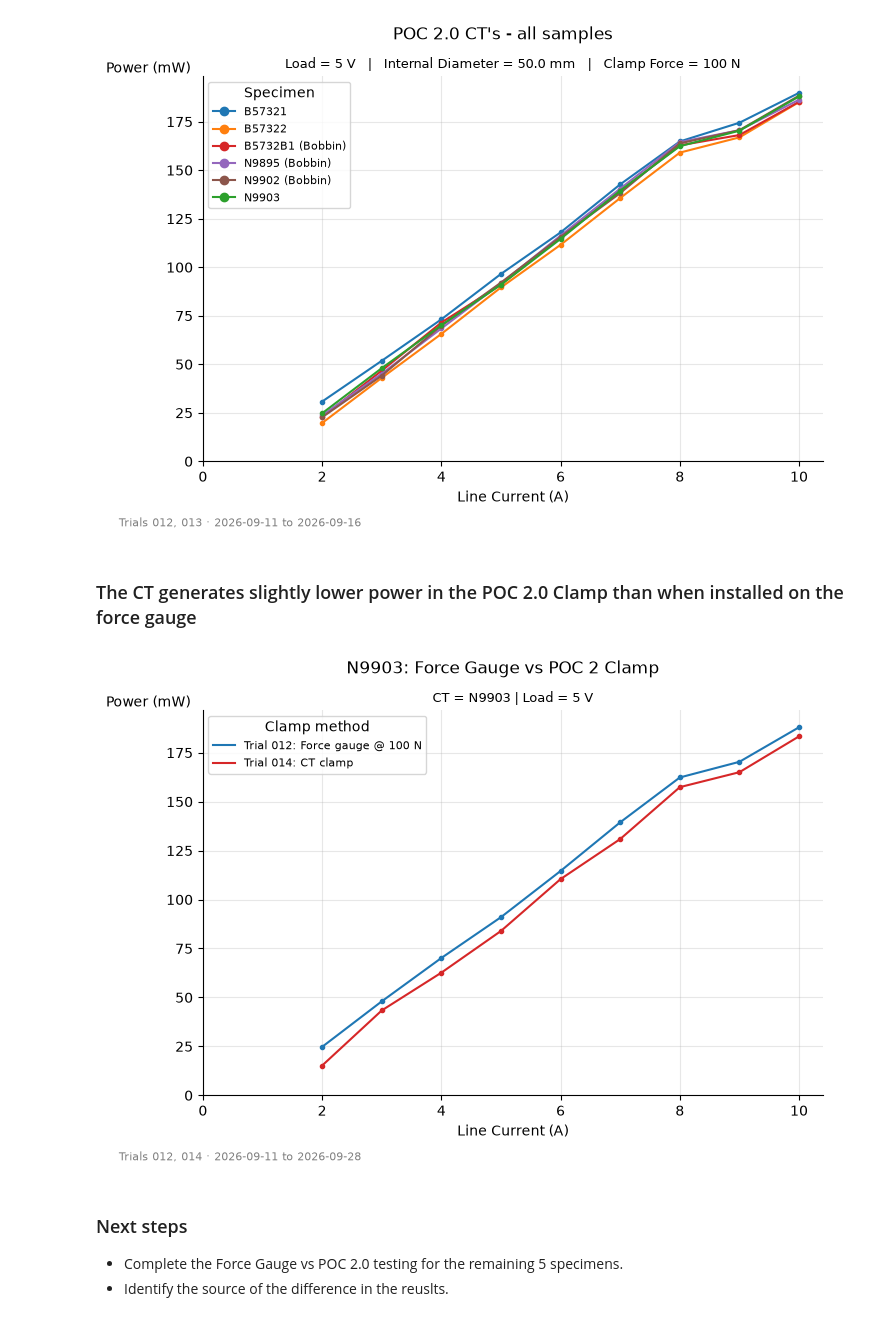
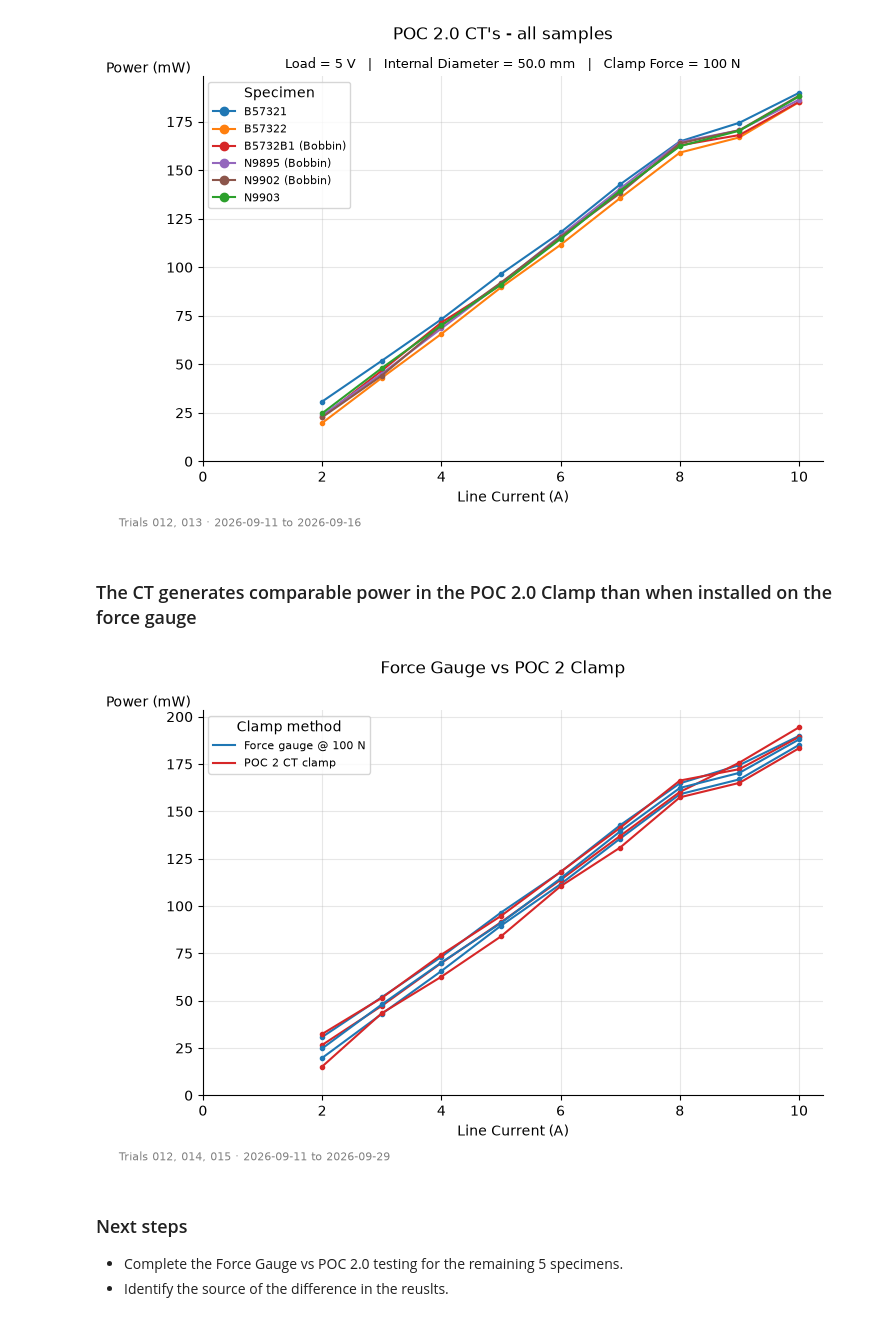
Before and after one commit to stephengilbert1/current-transformer-analysis, a Jupyter notebook: notebooks/02-current-response.ipynb, the cells around one changed output. Saved outputs shown, nothing was run; the diff lists cells and outputs as text; code cells hidden in the pictures.

```diff
--- a/notebooks/02-current-response.ipynb
+++ b/notebooks/02-current-response.ipynb
@@ -61,26 +61,26 @@ fig.savefig("../figures/compare_012_013_full.png", dpi=300, bbox_inches="tight")
 # %% [output]
 [figure]
 # %% [markdown]
-### The CT generates slightly lower power in the POC 2.0 Clamp than when installed on the force gauge
+### The CT generates comparable power in the POC 2.0 Clamp than when installed on the force gauge
-# %%
-fig, ax = compare_sweeps_grouped(
-    ["012", "014"],
-    key_col="trial_id",
-    color_map={"012": "tab:blue", "014": "tab:red"},
-    labels={
-        "012": "Trial 012: Force gauge @ 100 N",
-        "014": "Trial 014: CT clamp",
-    },
-    legend_title="Clamp method",
-    x="line_current_A",
-    xlabel="Line Current (A)",
-    specimens=["N9903"],
-)
-fig.suptitle("N9903: Force Gauge vs POC 2 Clamp")
-ax.set_title("CT = N9903 | Load = 5 V", fontsize=9)
-fig.savefig("../figures/N9903_012_vs_014.png", dpi=300, bbox_inches="tight")
-# %% [output]
-[figure, removed]
+# %%
+fig, ax = compare_sweeps_grouped(
+    ["012", "014", "015"],
+    key_col="trial_id",
+    color_map={"012": "tab:blue", "014": "tab:red", "015": "tab:red"},
+    labels={
+        "012": "Force gauge @ 100 N",
+        "014": "POC 2 CT clamp",
+        "015": "POC 2 CT clamp",
+    },
+    legend_title="Clamp method",
+    x="line_current_A",
+    xlabel="Line Current (A)",
+    specimens=["N9903", "B57321", "B57322"],
+)
+fig.suptitle("Force Gauge vs POC 2 Clamp")
+fig.savefig("../figures/N9903_012_vs_014_015.png", dpi=300, bbox_inches="tight")
+# %% [output]
+[figure, added]
 # %% [markdown]
 ### Next steps
 
```
Also changed, not shown: 6 other files.
